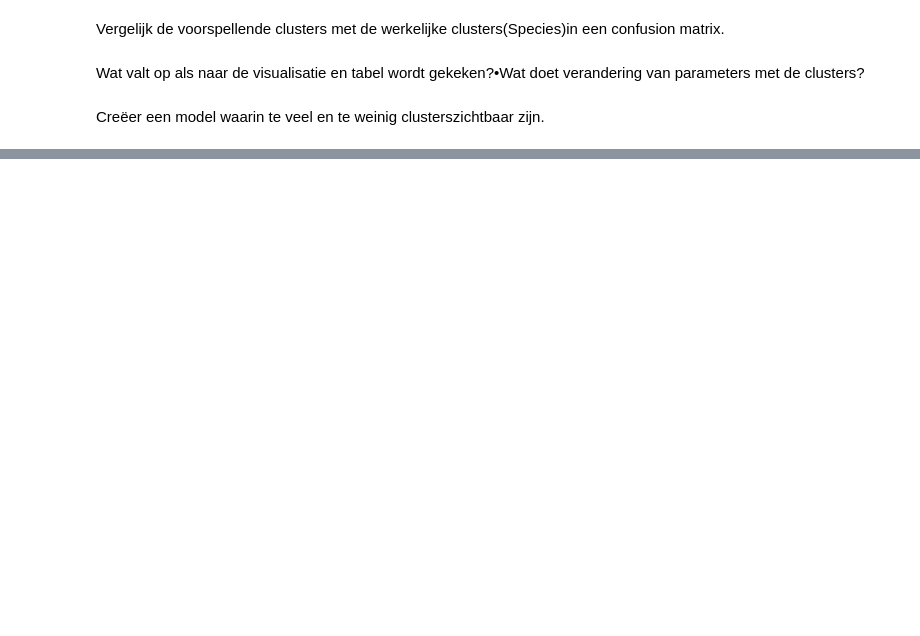
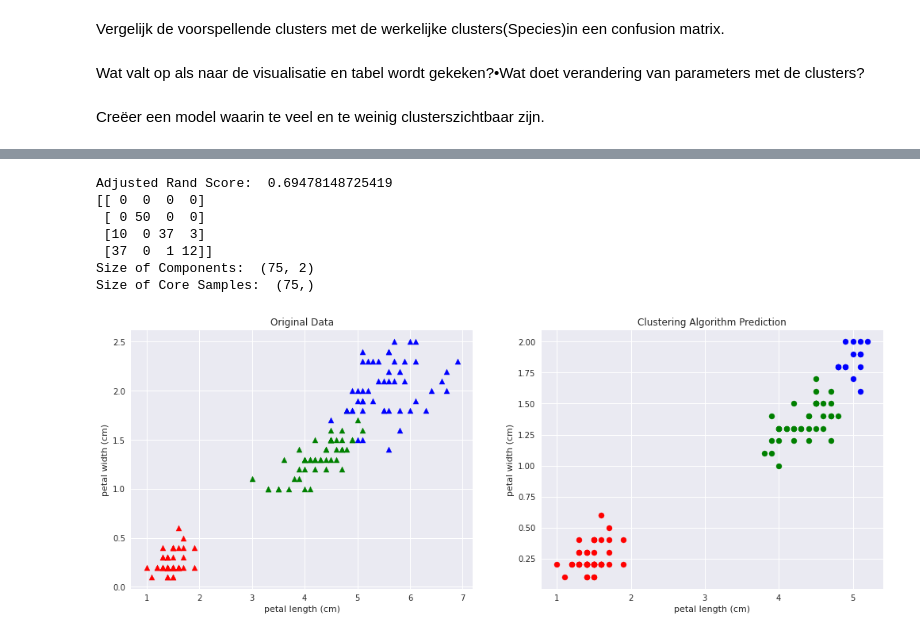
Before and after one commit to rubenoosterwijk/Opdracht3Clustering, a Jupyter notebook: ClusteringDeel1.ipynb, the cells around one changed output, grey strips where cells are left out. Cells and saved outputs as stored; diff of their text form; code cells hidden in the pictures; blank space fills up the shorter version.

```diff
--- a/ClusteringDeel1.ipynb
+++ b/ClusteringDeel1.ipynb
@@ -132,0 +149,18 @@ import pandas as pd
+# %%
+db = DBSCAN(eps=0.2, min_samples=8,)
+Y_preds = db.fit_predict(X)
+Y_preds
+plot_actual_prediction_iris(X, Y, Y_preds)
+print("Adjusted Rand Score: ", adjusted_rand_score(Y, Y_preds))
+print(confusion_matrix(Y, Y_preds))
+print("Size of Components: ", db.components_.shape)
+print("Size of Core Samples: ", db.core_sample_indices_.shape)
+# %% [output]
+Adjusted Rand Score:  0.69478148725419
+[[ 0  0  0  0]
+ [ 0 50  0  0]
+ [10  0 37  3]
+ [37  0  1 12]]
+Size of Components:  (75, 2)
+Size of Core Samples:  (75,)
+[figure, added]
```
Also changed, not shown: parts of 14 cells of this notebook.
